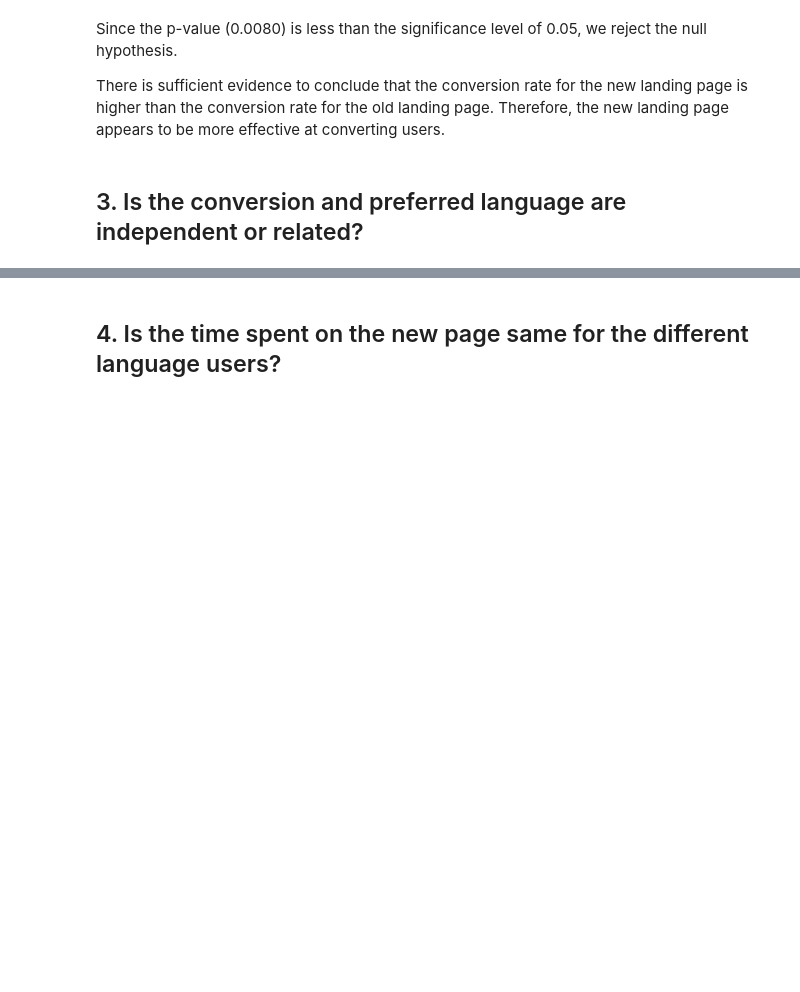
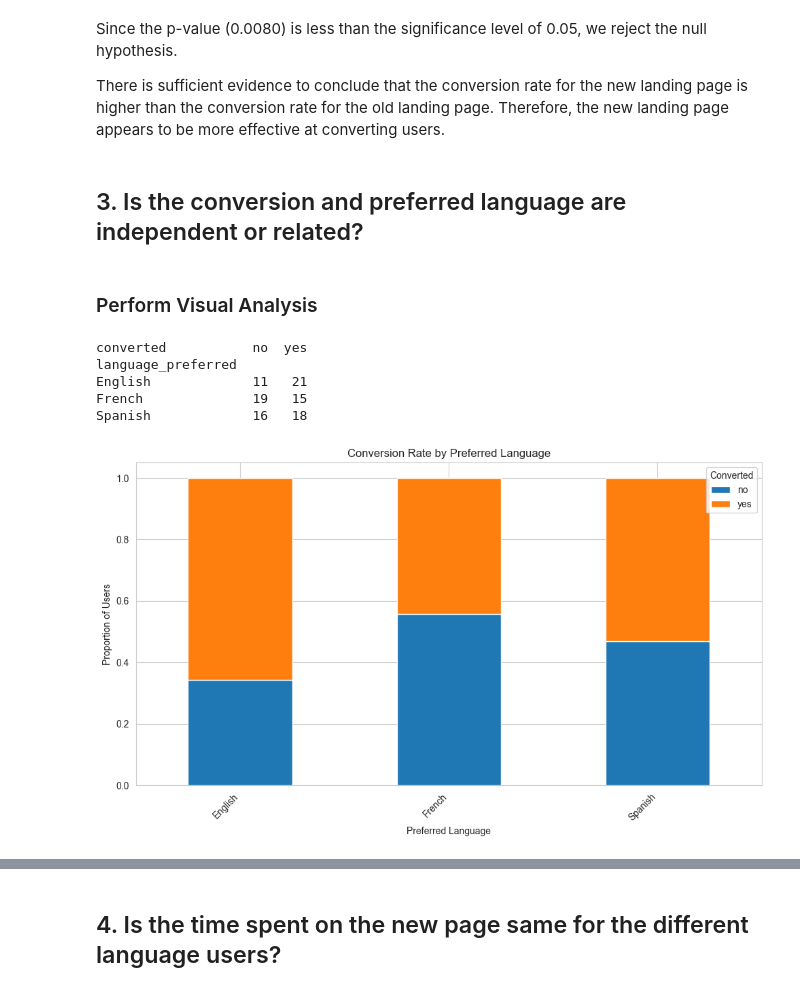
Before and after one commit to Irene-coder-dot/E-News-Express, a Jupyter notebook: ENews_Express_Learner_Notebook_Full_Code.ipynb, the cells around one changed output, grey strips where cells are left out. Drawn from its saved outputs; the diff is of its cells as text; code cells hidden in the pictures; blank space fills up the shorter version.

Commit message:
chi-square test of independence — language preference vs conversion

```diff
--- a/ENews_Express_Learner_Notebook_Full_Code.ipynb
+++ b/ENews_Express_Learner_Notebook_Full_Code.ipynb
@@ -898,3 +898,31 @@ Since the p-value (0.0080) is less than the significance level of 0.05, we rejec
 There is sufficient evidence to conclude that the conversion rate for the new landing page is higher than the conversion rate for the old landing page. Therefore, the new landing page appears to be more effective at converting users.
 # %% [markdown]
 ## 3. Is the conversion and preferred language are independent or related?
+# %% [markdown]
+### Perform Visual Analysis
+# %%
+# Step 1: Create contingency table (counts)
+ct = pd.crosstab(ENews_df['language_preferred'], ENews_df['converted'])
+
+print(ct)
+
+# Step 2: Convert to proportions for better comparison
+ct_norm = pd.crosstab(ENews_df['language_preferred'], ENews_df['converted'], normalize='index')
+
+# Step 3: Stacked bar chart (proportions)
+ct_norm.plot(kind='bar', stacked=True, figsize=(10, 6))
+
+plt.ylabel("Proportion of Users")
+plt.xlabel("Preferred Language")
+plt.title("Conversion Rate by Preferred Language")
+plt.xticks(rotation=45, ha='right')
+plt.legend(title="Converted")
+plt.tight_layout()
+plt.show();
+# %% [output]
+converted           no  yes
+language_preferred
+English             11   21
+French              19   15
+Spanish             16   18
+[figure, added]
```
Also changed, not shown: parts of 16 cells of this notebook.
